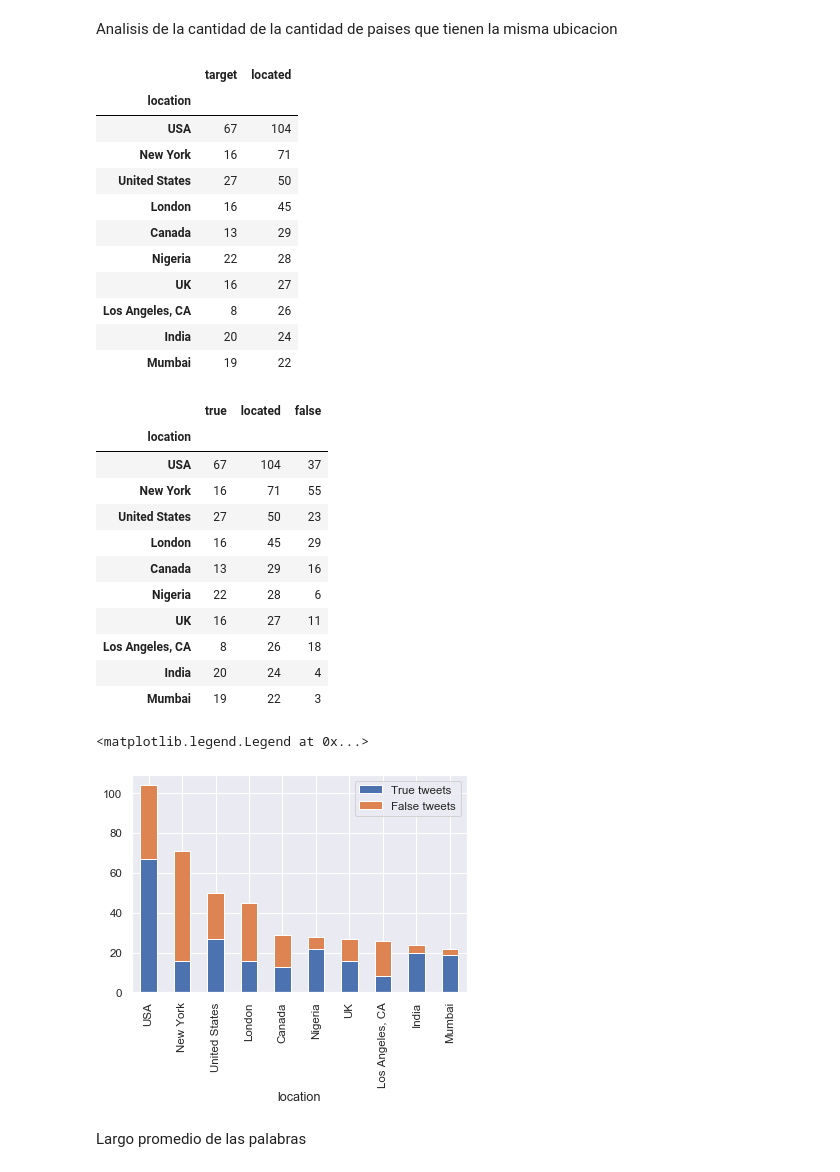
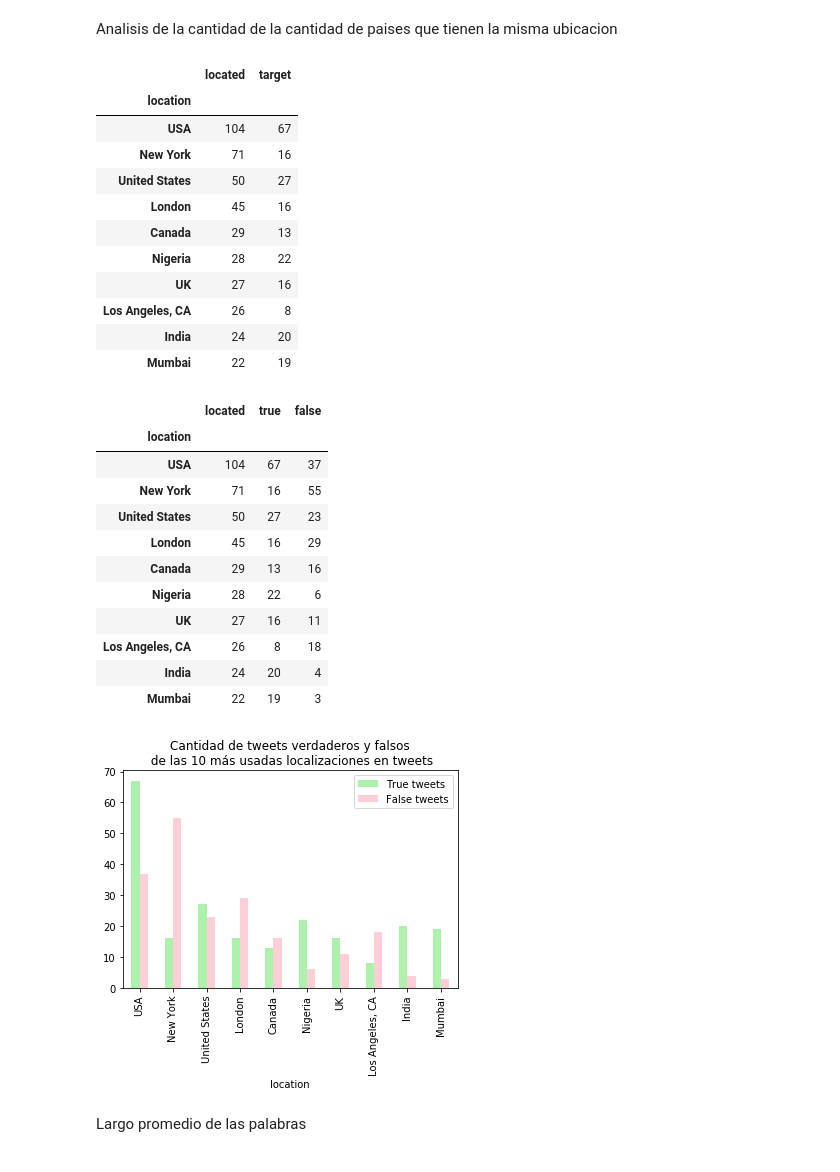
Before and after one commit to AgustinLeguizamon/datos_tp_1, a Jupyter notebook: tp1_tomas.ipynb, the cells around one changed output. Drawn from its saved outputs; the diff is of its cells as text; code cells hidden in the pictures.

Commit message:
Análisis general del dataset + plots

```diff
--- a/tp1_tomas.ipynb
+++ b/tp1_tomas.ipynb
@@ -22,6 +30,7 @@ Relacion entre la ubicacion y la veracidad de los tweets
 tweets["located"] = tweets["location"] == tweets["location"]
 tweets.loc[tweets["located"] == True,"located"] = 1
 tweets.loc[tweets["located"] == False ,"located"] = 0
+tweets["located"] = tweets["located"].astype(int)
 tweets.head(100)
 # %% [output]
 |  | id | keyword | location | text | target | located |
@@ -77,45 +86,46 @@ ax.set_yticklabels(ax.get_yticklabels(), rotation =0)
 # %% [markdown]
 Analisis de la cantidad de la cantidad de paises que tienen la misma ubicacion
 # %%
-grouped2 = tweets.groupby("location").agg({"target":"sum","located":"sum"})
+grouped2 = tweets.groupby("location").agg({"located":"sum","target":"sum"})
 grouped2 = grouped2.nlargest(10,"located")
 grouped2
 # %% [output]
-|  | target | located |
+|  | located | target |
 | location |  |  |
-| USA | 67 | 104 |
-| New York | 16 | 71 |
-| United States | 27 | 50 |
-| London | 16 | 45 |
-| Canada | 13 | 29 |
-| Nigeria | 22 | 28 |
-| UK | 16 | 27 |
-| Los Angeles, CA | 8 | 26 |
-| India | 20 | 24 |
-| Mumbai | 19 | 22 |
+| USA | 104 | 67 |
+| New York | 71 | 16 |
+| United States | 50 | 27 |
+| London | 45 | 16 |
+| Canada | 29 | 13 |
+| Nigeria | 28 | 22 |
+| UK | 27 | 16 |
+| Los Angeles, CA | 26 | 8 |
+| India | 24 | 20 |
+| Mumbai | 22 | 19 |
 # %%
 grouped2.rename(columns={"target": "true"},inplace=True)
 grouped2["false"] = grouped2["located"]-grouped2["true"]
 grouped2
 # %% [output]
-|  | true | located | false |
+|  | located | true | false |
 | location |  |  |  |
-| USA | 67 | 104 | 37 |
-| New York | 16 | 71 | 55 |
-| United States | 27 | 50 | 23 |
-| London | 16 | 45 | 29 |
-| Canada | 13 | 29 | 16 |
-| Nigeria | 22 | 28 | 6 |
-| UK | 16 | 27 | 11 |
-| Los Angeles, CA | 8 | 26 | 18 |
-| India | 20 | 24 | 4 |
-| Mumbai | 19 | 22 | 3 |
+| USA | 104 | 67 | 37 |
+| New York | 71 | 16 | 55 |
+| United States | 50 | 27 | 23 |
+| London | 45 | 16 | 29 |
+| Canada | 29 | 13 | 16 |
+| Nigeria | 28 | 22 | 6 |
+| UK | 27 | 16 | 11 |
+| Los Angeles, CA | 26 | 8 | 18 |
+| India | 24 | 20 | 4 |
+| Mumbai | 22 | 19 | 3 |
 # %%
-grouped2[["true","false"]].plot(kind="bar", stacked=True,color=("lightgreen","pink"),alpha=0.75)
+grouped2[["true","false"]].plot(kind="bar", stacked=False,color=("lightgreen","pink"),alpha=0.75)
 plt.legend(("True tweets","False tweets"))
+plt.title("Cantidad de tweets verdaderos y falsos\n de las 10 más usadas localizaciones en tweets")
+plt.savefig('plots/barplot_top_ten_loc.png')
 # %% [output]
-<matplotlib.legend.Legend at 0x...>
-[figure, old version]
+[figure, new version]
 # %% [markdown]
 Largo promedio de las palabras
 # %%
```
Also changed, not shown: parts of 11 cells of this notebook, 5 other files.
